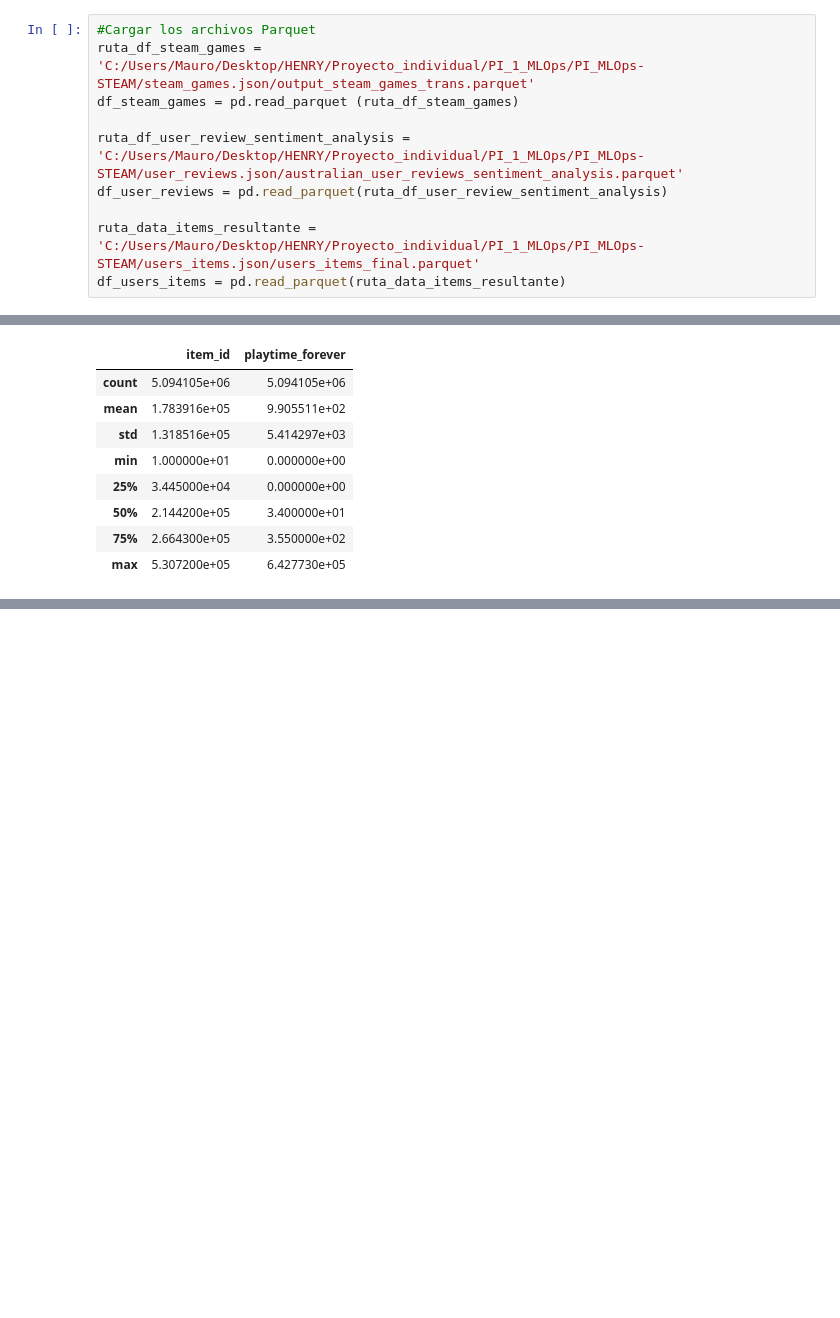
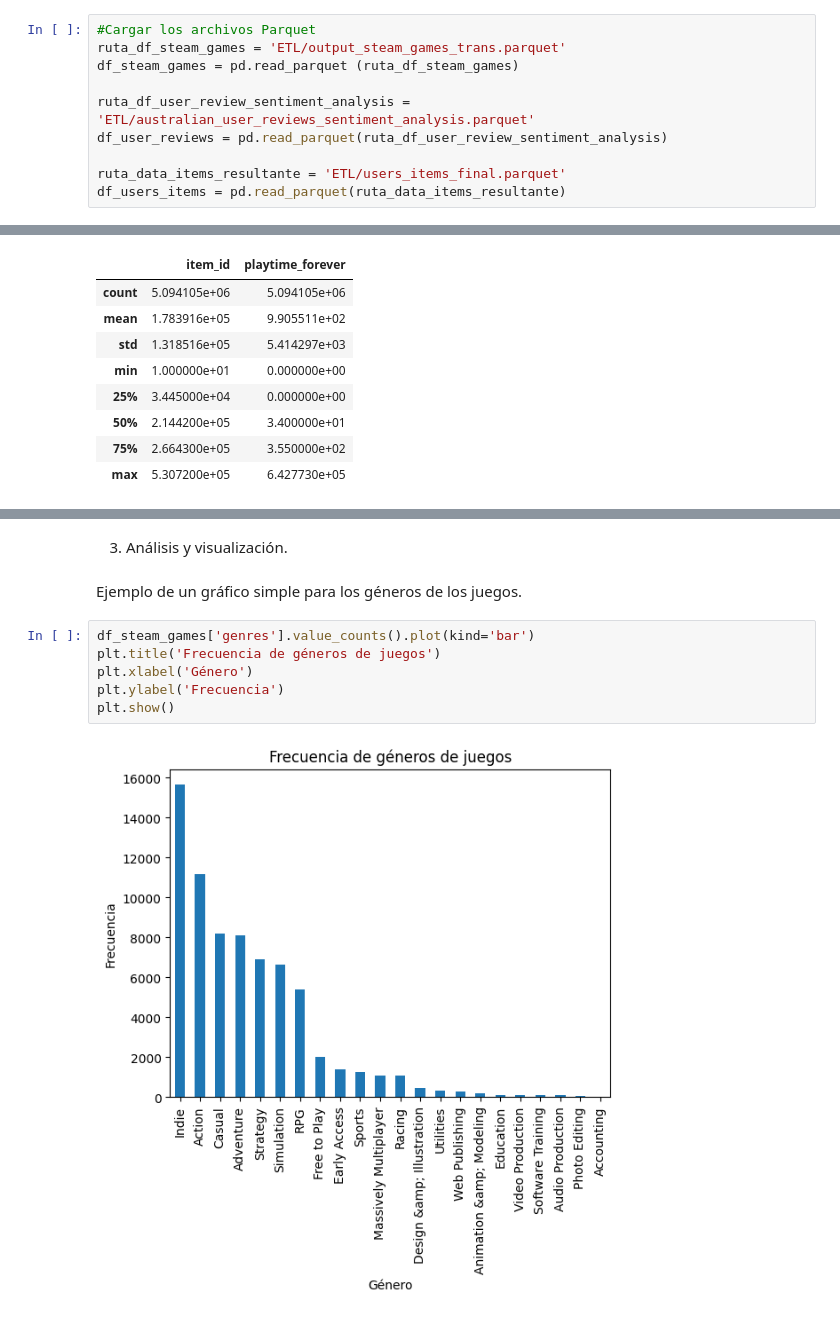
Before and after one commit to mpereyro/PI_1_MLOps, a Jupyter notebook: EDA/EDA.ipynb, the cells around one changed output, grey strips where cells are left out. Saved outputs shown, nothing was run; the diff lists cells and outputs as text; blank space fills up the shorter version.

```diff
--- a/EDA/EDA.ipynb
+++ b/EDA/EDA.ipynb
@@ -3,13 +23,13 @@ import pandas as pd
 import matplotlib.pyplot as plt
 # %%
 #Cargar los archivos Parquet
-ruta_df_steam_games = 'C:/Users/Mauro/Desktop/HENRY/Proyecto_individual/PI_1_MLOps/PI_MLOps-STEAM/steam_games.json/output_steam_games_trans.parquet'
+ruta_df_steam_games = 'ETL/output_steam_games_trans.parquet'
 df_steam_games = pd.read_parquet (ruta_df_steam_games)
 
-ruta_df_user_review_sentiment_analysis = 'C:/Users/Mauro/Desktop/HENRY/Proyecto_individual/PI_1_MLOps/PI_MLOps-STEAM/user_reviews.json/australian_user_reviews_sentiment_analysis.parquet'
+ruta_df_user_review_sentiment_analysis = 'ETL/australian_user_reviews_sentiment_analysis.parquet'
 df_user_reviews = pd.read_parquet(ruta_df_user_review_sentiment_analysis)
 
-ruta_data_items_resultante = 'C:/Users/Mauro/Desktop/HENRY/Proyecto_individual/PI_1_MLOps/PI_MLOps-STEAM/users_items.json/users_items_final.parquet'
+ruta_data_items_resultante = 'ETL/users_items_final.parquet'
 df_users_items = pd.read_parquet(ruta_data_items_resultante)
 # %% [markdown]
 Descripción inicial de los datos
@@ -150,0 +233,12 @@ Distribución de datos
+# %% [markdown]
+3. Análisis y visualización.
+# %% [markdown]
+Ejemplo de un gráfico simple para los géneros de los juegos.
+# %%
+df_steam_games['genres'].value_counts().plot(kind='bar')
+plt.title('Frecuencia de géneros de juegos')
+plt.xlabel('Género')
+plt.ylabel('Frecuencia')
+plt.show()
+# %% [output]
+[figure, added]
```
Also changed, not shown: parts of 16 cells of this notebook, 3 other files.
